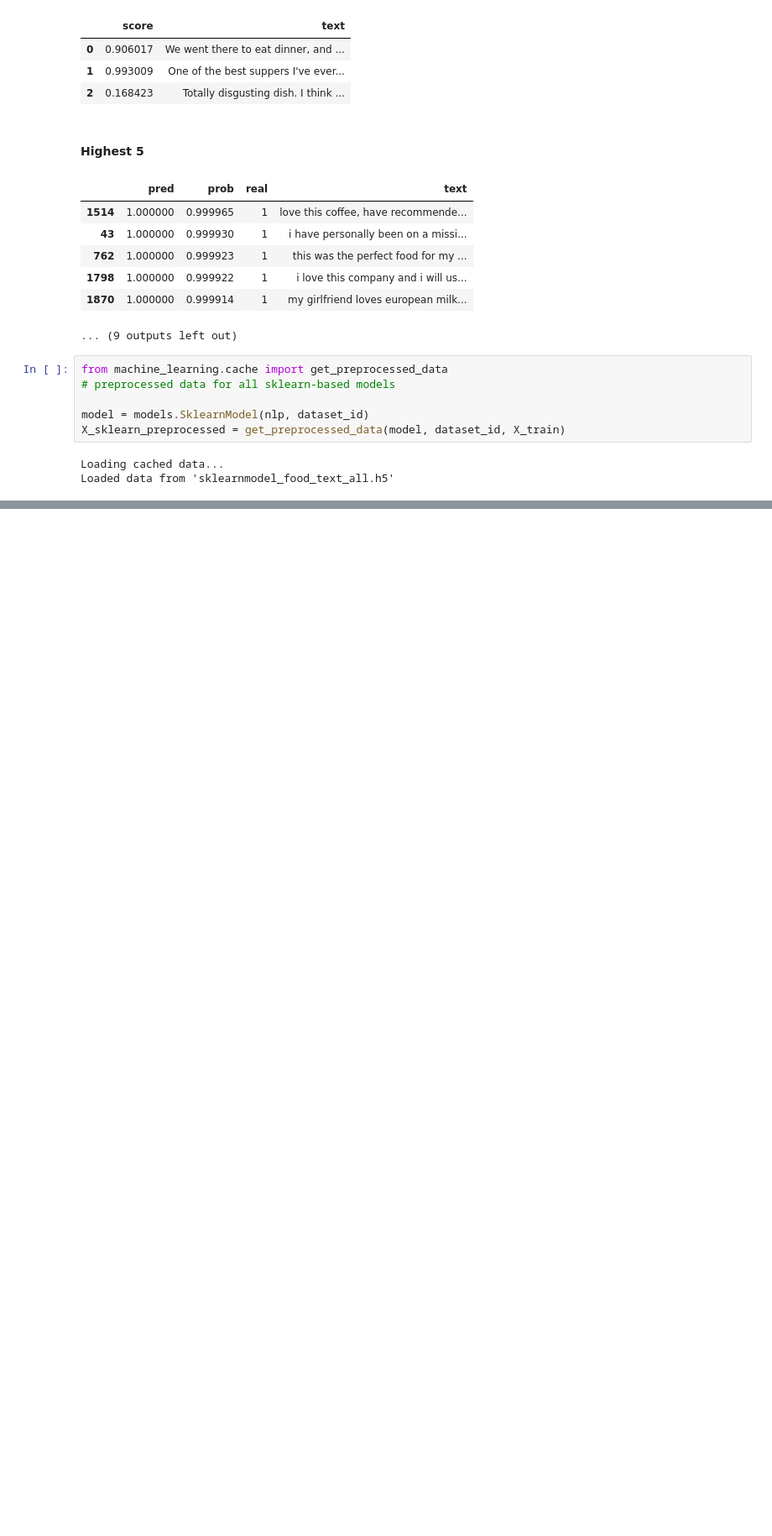
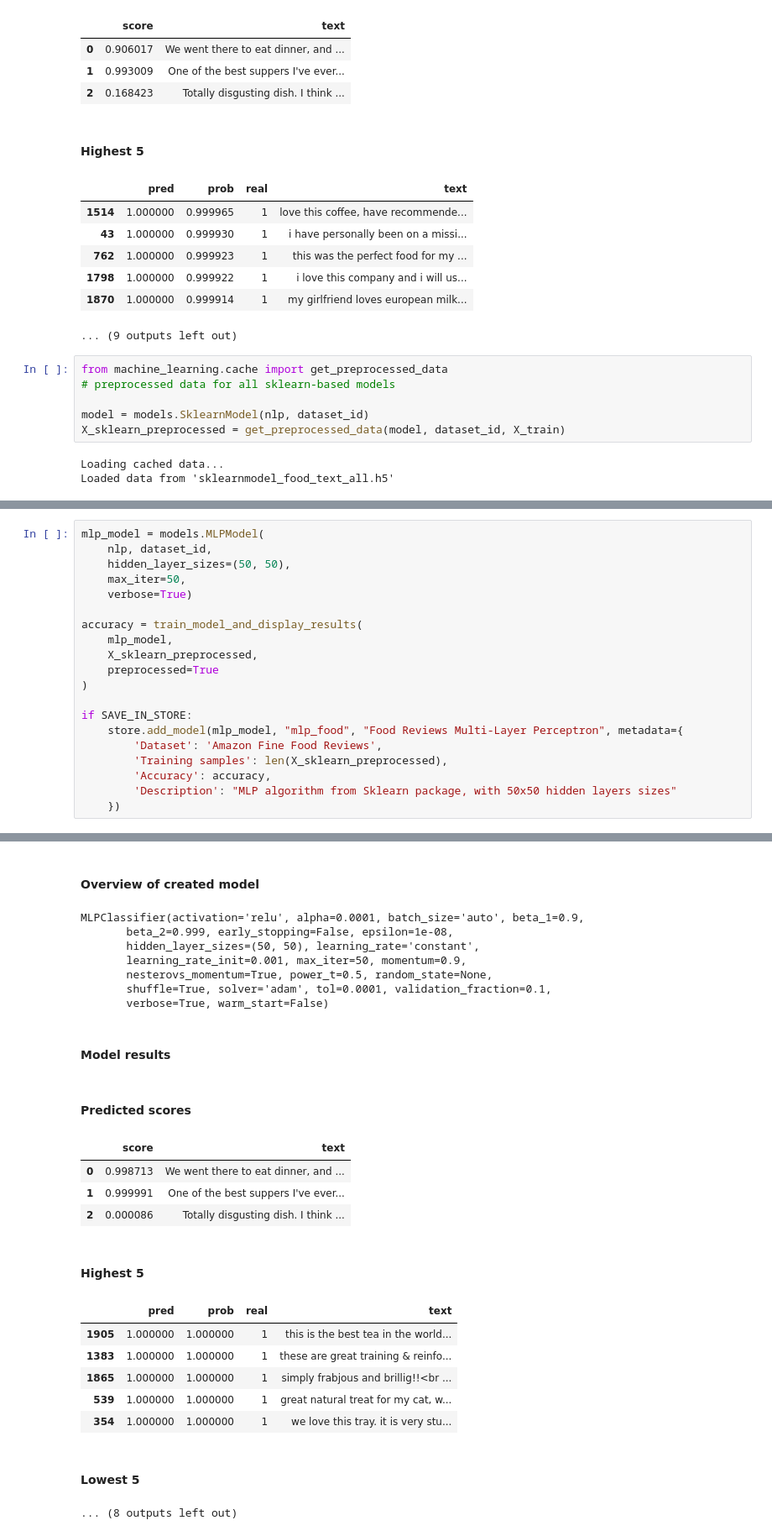
Before and after one commit to Valian/nlp-sentiment-analysis, a Jupyter notebook: src/text_sentiment_analysis_food.ipynb, the cells around one changed output, grey strips where cells are left out. Shown: that part at 84% size. Cells and saved outputs as stored; diff of their text form; blank space fills up the shorter version.

```diff
--- a/src/text_sentiment_analysis_food.ipynb
+++ b/src/text_sentiment_analysis_food.ipynb
@@ -372,0 +289,21 @@ train_model_and_display_results(models.GradientBoostingModel(
+# %%
+mlp_model = models.MLPModel(
+    nlp, dataset_id,
+    hidden_layer_sizes=(50, 50),
+    max_iter=50,
+    verbose=True)
+
+accuracy = train_model_and_display_results(
+    mlp_model,
+    X_sklearn_preprocessed,
+    preprocessed=True
+)
+
+if SAVE_IN_STORE:
+    store.add_model(mlp_model, "mlp_food", "Food Reviews Multi-Layer Perceptron", metadata={
+        'Dataset': 'Amazon Fine Food Reviews',
+        'Training samples': len(X_sklearn_preprocessed),
+        'Accuracy': accuracy,
+        'Description': "MLP algorithm from Sklearn package, with 50x50 hidden layers sizes"
+    })
+# %% [output]
@@ -372,0 +331,23 @@ train_model_and_display_results(models.GradientBoostingModel(
+#### Overview of created model
+MLPClassifier(activation='relu', alpha=0.0001, batch_size='auto', beta_1=0.9,
+       beta_2=0.999, early_stopping=False, epsilon=1e-08,
+       hidden_layer_sizes=(50, 50), learning_rate='constant',
+       learning_rate_init=0.001, max_iter=50, momentum=0.9,
+       nesterovs_momentum=True, power_t=0.5, random_state=None,
+       shuffle=True, solver='adam', tol=0.0001, validation_fraction=0.1,
+       verbose=True, warm_start=False)
+#### Model results
+#### Predicted scores
+|  | score | text |
+| 0 | 0.998713 | We went there to eat dinner, and ... |
+| 1 | 0.999991 | One of the best suppers I've ever... |
+| 2 | 0.000086 | Totally disgusting dish. I think ... |
+#### Highest 5
+|  | pred | prob | real | text |
+| 1905 | 1.000000 | 1.000000 | 1 | this is the best tea in the world... |
+| 1383 | 1.000000 | 1.000000 | 1 | these are great training & reinfo... |
+| 1865 | 1.000000 | 1.000000 | 1 | simply frabjous and brillig!!<br ... |
+| 539 | 1.000000 | 1.000000 | 1 | great natural treat for my cat, w... |
+| 354 | 1.000000 | 1.000000 | 1 | we love this tray. it is very stu... |
+#### Lowest 5
+... (8 outputs left out)
```
Also changed, not shown: parts of 19 cells of this notebook, 7 other files.
